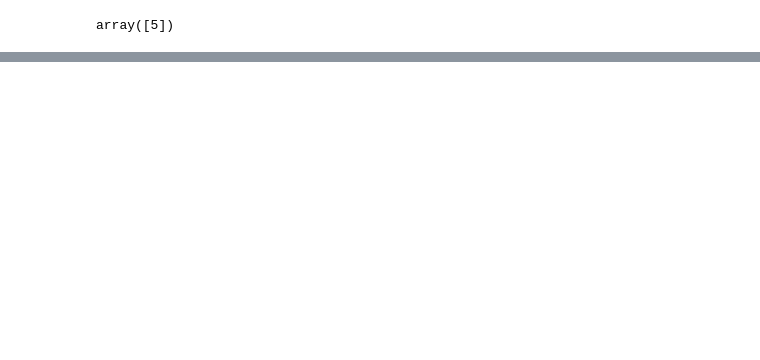
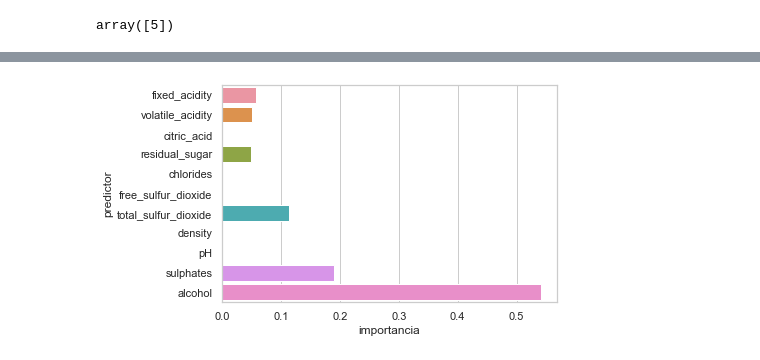
Before and after one commit to LucilaAllende/DSS-2020, a Jupyter notebook: tp6/Clasificacion/Punto 3/Clasificador Vinos con Arbol.ipynb, the cells around one changed output, grey strips where cells are left out. Cells and saved outputs as stored; diff of their text form; code cells hidden in the pictures; blank space fills up the shorter version.

```diff
--- a/tp6/Clasificacion/Punto 3/Clasificador Vinos con Arbol.ipynb
+++ b/tp6/Clasificacion/Punto 3/Clasificador Vinos con Arbol.ipynb
@@ -280,0 +386,5 @@ Importancia de los predictores en el modelo
+# %%
+sns.set_theme(style="whitegrid")
+ax = sns.barplot(x="importancia", y="predictor", data=importancia_predictores)
+# %% [output]
+[figure, added]
```
Also changed, not shown: parts of 40 cells of this notebook.
